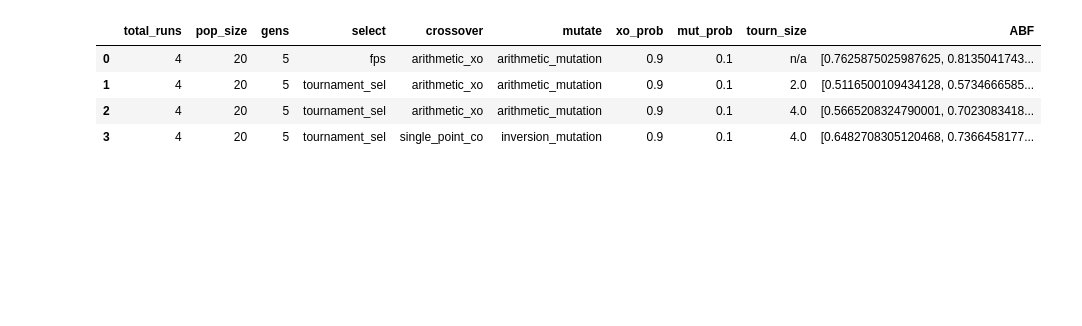
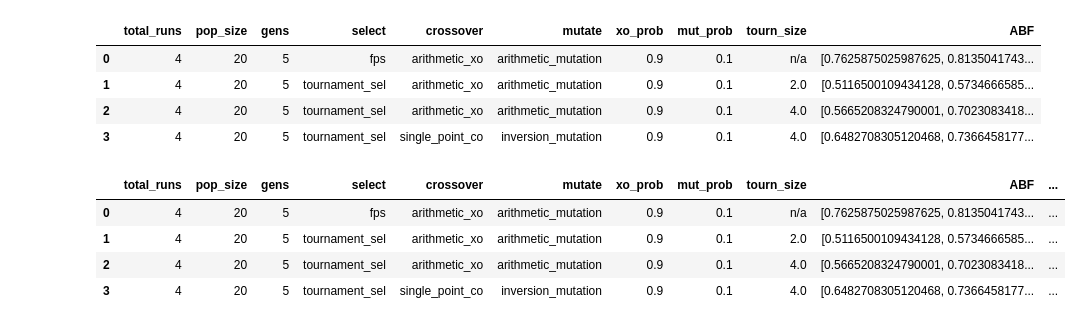
Before and after one commit to iryna-savchuk/CI4O_project, a Jupyter notebook: result_analysis.ipynb, the cells around one changed output. Drawn from its saved outputs; the diff is of its cells as text; code cells hidden in the pictures; blank space fills up the shorter version.

```diff
--- a/result_analysis.ipynb
+++ b/result_analysis.ipynb
@@ -46,3 +48,22 @@ result
 | 1 | 4 | 20 | 5 | tournament_sel | arithmetic_xo | arithmetic_mutation | 0.9 | 0.1 | 2.0 | [0.5116500109434128, 0.5734666585... |
 | 2 | 4 | 20 | 5 | tournament_sel | arithmetic_xo | arithmetic_mutation | 0.9 | 0.1 | 4.0 | [0.5665208324790001, 0.7023083418... |
 | 3 | 4 | 20 | 5 | tournament_sel | single_point_co | inversion_mutation | 0.9 | 0.1 | 4.0 | [0.6482708305120468, 0.7366458177... |
+# %%
+############## CALCULATING Srandard Deviations ##############
+
+# Group by the specified columns and calculate the mean values of arrays
+grouped_std = results_df.groupby(configuration_columns)['best_fitness_lst'].apply(lambda x: np.std(x.tolist(), axis=0))
+
+# Reset the index to convert the resulting Series back to a DataFrame
+result_std = grouped_std.reset_index()
+result_std = result_std.rename(columns={'best_fitness_lst': 'std'})
+
+# Merge result_std to result:
+merged_df = pd.merge(result, result_std, on=configuration_columns, how='inner')
+merged_df
+# %% [output]
+|  | total_runs | pop_size | gens | select | crossover | mutate | xo_prob | mut_prob | tourn_size | ABF | ... |
+| 0 | 4 | 20 | 5 | fps | arithmetic_xo | arithmetic_mutation | 0.9 | 0.1 | n/a | [0.7625875025987625, 0.8135041743... | ... |
+| 1 | 4 | 20 | 5 | tournament_sel | arithmetic_xo | arithmetic_mutation | 0.9 | 0.1 | 2.0 | [0.5116500109434128, 0.5734666585... | ... |
+| 2 | 4 | 20 | 5 | tournament_sel | arithmetic_xo | arithmetic_mutation | 0.9 | 0.1 | 4.0 | [0.5665208324790001, 0.7023083418... | ... |
+| 3 | 4 | 20 | 5 | tournament_sel | single_point_co | inversion_mutation | 0.9 | 0.1 | 4.0 | [0.6482708305120468, 0.7366458177... | ... |
```
Also changed, not shown: parts of 4 cells of this notebook.
